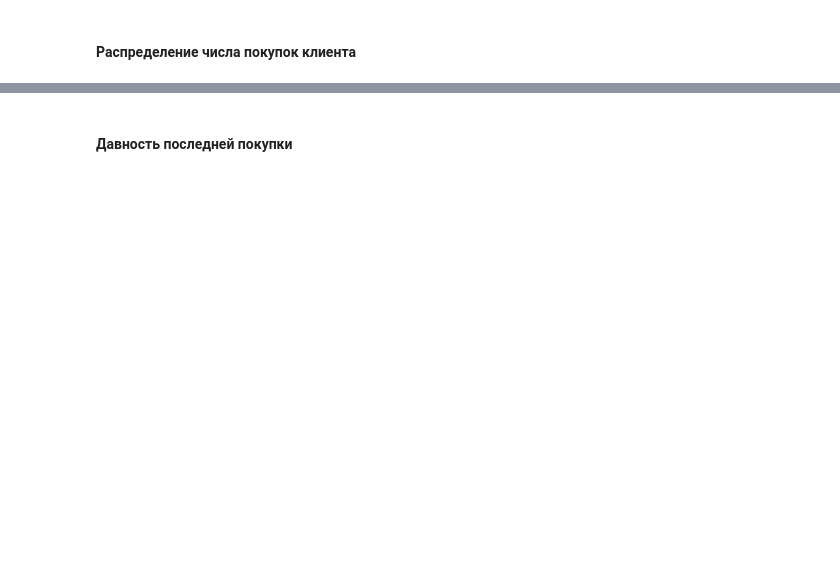
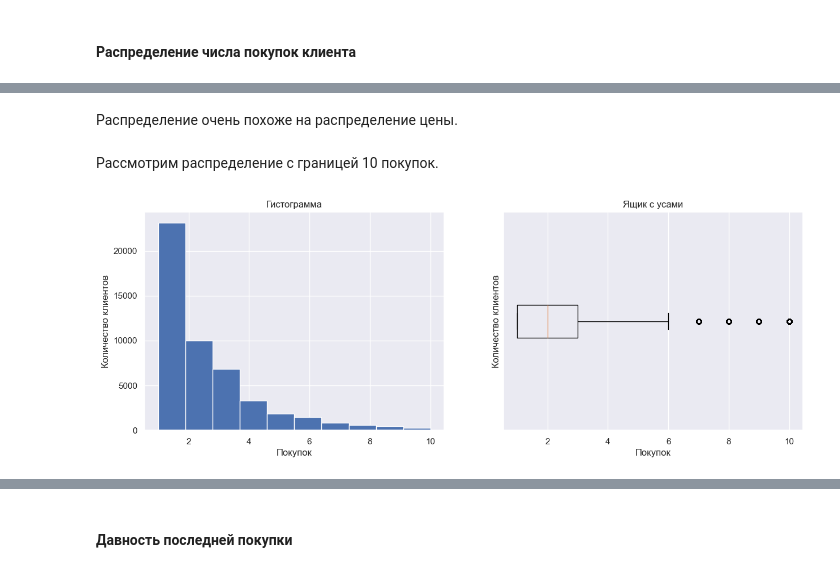
Before and after one commit to andrew-tvorogov/practicum_masterskaya_2, a Jupyter notebook: practicum_apparel.ipynb, the cells around one changed output, grey strips where cells are left out. Drawn from its saved outputs; the diff is of its cells as text; code cells hidden in the pictures; blank space fills up the shorter version.

```diff
--- a/practicum_apparel.ipynb
+++ b/practicum_apparel.ipynb
@@ -666,0 +616,10 @@ show_numeric_bplt_hist(apparel_client, 'purchase_count', 'Покупок', 'Ко
+# %% [markdown]
+Распределение очень похоже на распределение цены.
+# %% [markdown]
+Рассмотрим распределение с границей 10 покупок.
+# %%
+apparel_client_cut_purch_count_10 = apparel_client.query('purchase_count <= 10')
+# %%
+show_numeric_bplt_hist(apparel_client_cut_purch_count_10, 'purchase_count', 'Покупок', 'Количество клиентов', 10)
+# %% [output]
+[figure, added]
```
Also changed, not shown: parts of 37 cells of this notebook.
